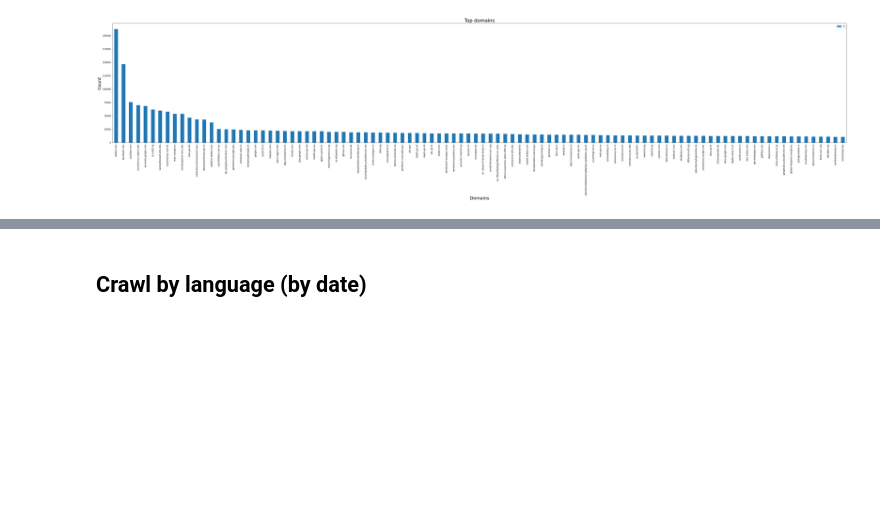
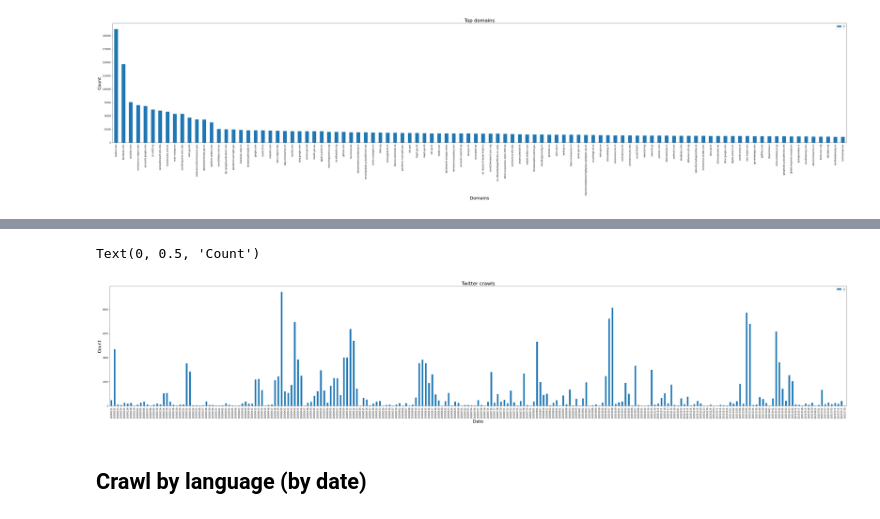
Before and after one commit to inactinique/awac2, a Jupyter notebook: 00_stats_web_pages.ipynb, the cells around one changed output, grey strips where cells are left out. Cells and saved outputs as stored; diff of their text form; code cells hidden in the pictures; blank space fills up the shorter version.

Commit message:
Some more stats + elements on twitter

```diff
--- a/00_stats_web_pages.ipynb
+++ b/00_stats_web_pages.ipynb
@@ -117,3 +167,16 @@ Text(0, 0.5, 'Count')
+# %%
+# And now visualize it
+
+twitter_crawls_by = pd.read_csv('data/twitter_crawls_by.csv')
+
+twitter_chart = twitter_crawls_by.plot.bar(figsize=(60, 10), x="crawl_date")
+
+twitter_chart.set_title("Twitter crawls", fontsize=22)
+twitter_chart.set_xlabel("Date", fontsize=20)
+twitter_chart.set_ylabel("Count", fontsize=20)
+# %% [output]
+Text(0, 0.5, 'Count')
+[figure, added]
 # %% [markdown]
 ## Crawl by language (by date)
 # %%
```
Also changed, not shown: parts of 5 cells of this notebook.
